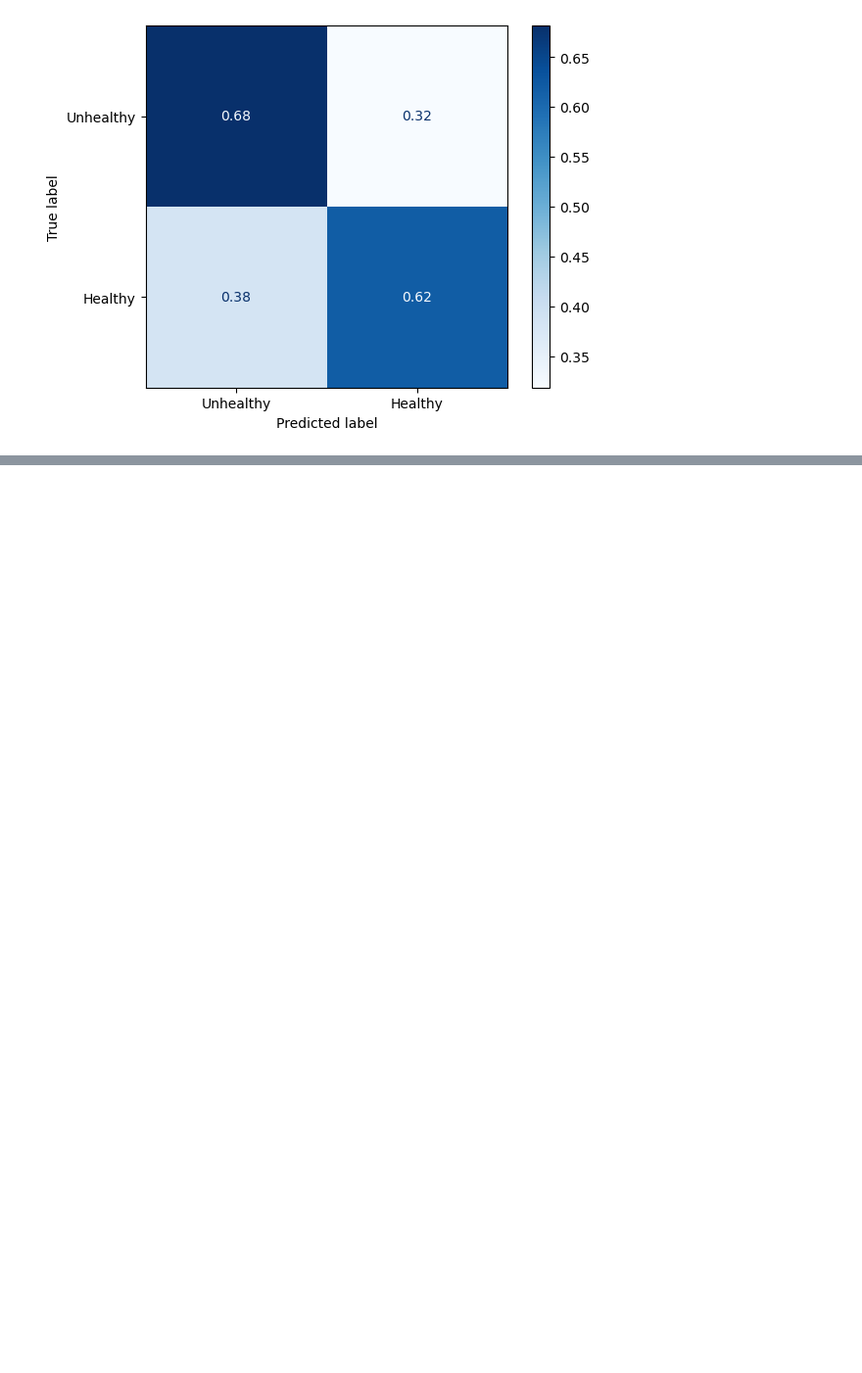
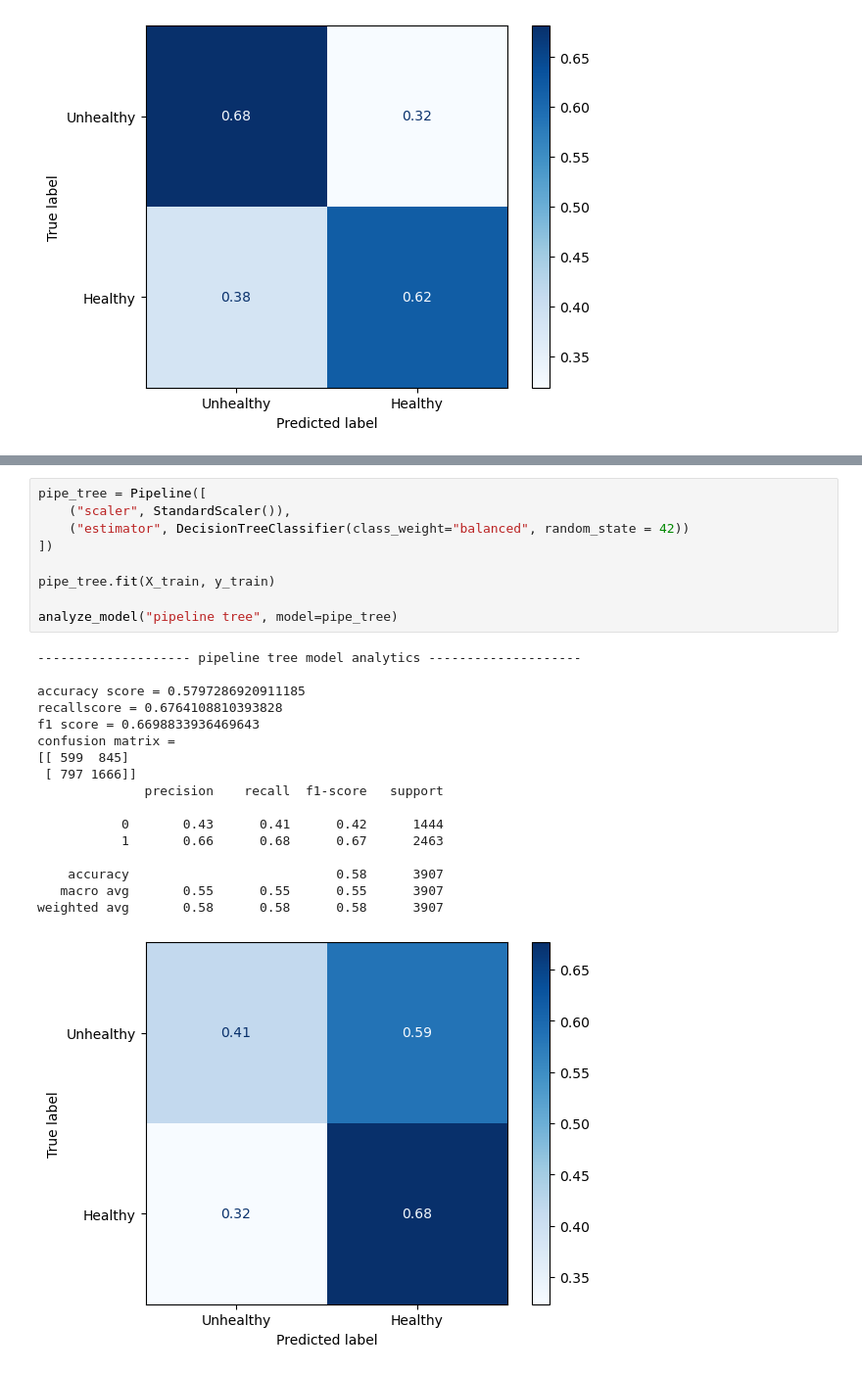
Before and after one commit to Benbellah-Owino/capstone-group3-karu, a Jupyter notebook: index.ipynb, the cells around one changed output, grey strips where cells are left out. Shown at 98% size. Saved outputs shown, nothing was run; the diff lists cells and outputs as text; blank space fills up the shorter version.

```diff
--- a/index.ipynb
+++ b/index.ipynb
@@ -536,0 +586,27 @@ analyze_model("Grid SVC", grid_svc)
+# %%
+pipe_tree = Pipeline([
+    ("scaler", StandardScaler()),
+    ("estimator", DecisionTreeClassifier(class_weight="balanced", random_state = 42))
+])
+
+pipe_tree.fit(X_train, y_train)
+
+analyze_model("pipeline tree", model=pipe_tree)
+# %% [output]
+-------------------- pipeline tree model analytics --------------------
+
+accuracy score = 0.5797286920911185
+recallscore = 0.6764108810393828
+f1 score = 0.6698833936469643
+confusion matrix =
+[[ 599  845]
+ [ 797 1666]]
+              precision    recall  f1-score   support
+
+           0       0.43      0.41      0.42      1444
+           1       0.66      0.68      0.67      2463
+
+    accuracy                           0.58      3907
+   macro avg       0.55      0.55      0.55      3907
+weighted avg       0.58      0.58      0.58      3907
+[figure, added]
```
Also changed, not shown: parts of 9 cells of this notebook, 1 other file.
